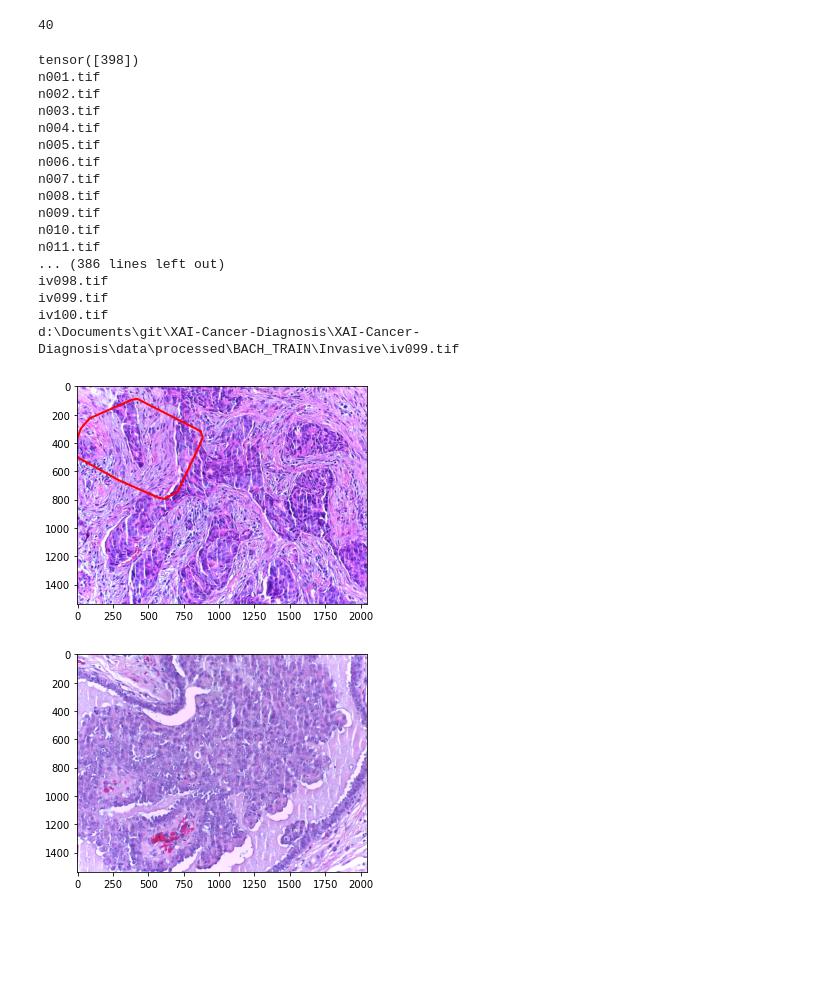
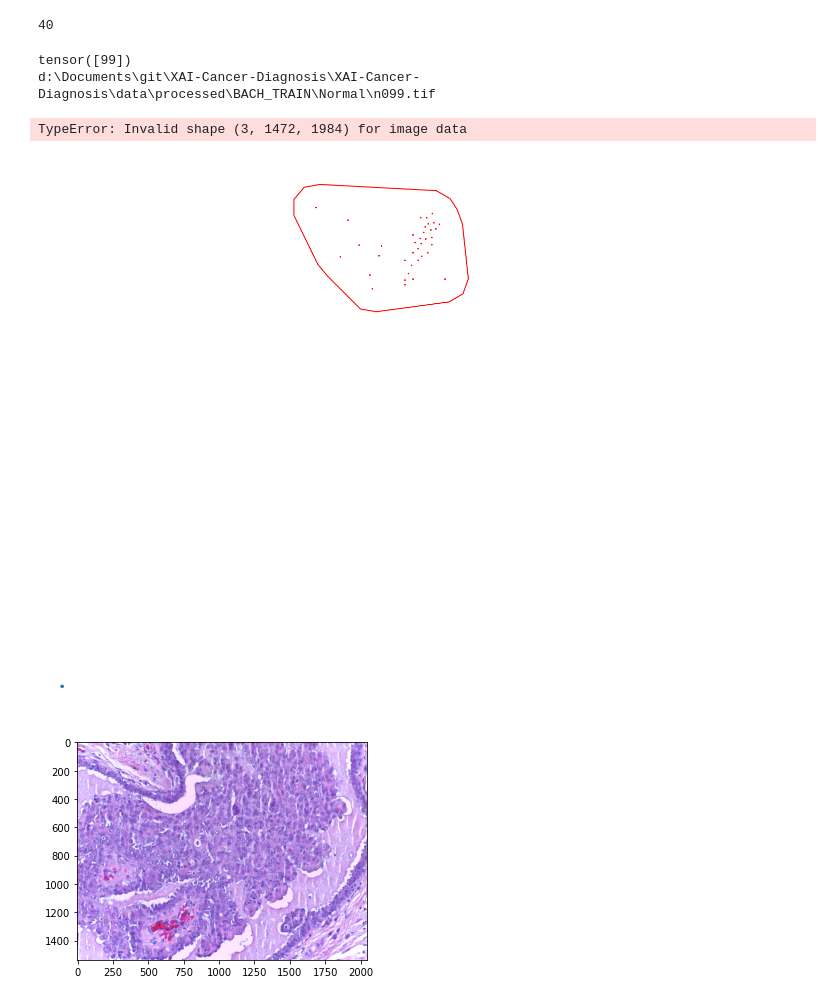
Before and after one commit to A-F-V/XAI-Cancer-Diagnosis, a Jupyter notebook: notebooks/explainability/GCExplainer.ipynb, the cells around one changed output. Drawn from its saved outputs; the diff is of its cells as text; code cells hidden in the pictures; blank space fills up the shorter version.

```diff
--- a/notebooks/explainability/GCExplainer.ipynb
+++ b/notebooks/explainability/GCExplainer.ipynb
@@ -665,67 +667,58 @@ def visualise_bach_subgraph(sg):
     b = BACH(bach_source)
     b.ids= list(range(1,401))
     print(img_id)
-    img_path = b.original_image_paths[img_id]
+    img_path = b.original_image_paths[img_id-1]
     print(img_path)
     visualise_concept_subgraph(sg,img_path)
 # %%
 from src.datasets.BACH import BACH, _id_to_path
 from PIL import Image
 from scipy.spatial import ConvexHull
-
+from src.transforms.graph_construction.hovernet_post_processing import cut_img_from_tile
+from torchvision.transforms import ToTensor
+from src.utilities.img_utilities import tensor_to_numpy
 
 def create_point_sphere(centre:torch.Tensor,radius,n_points):
     output = []
     for theta in np.linspace(0,2*np.pi,n_points):
 
         output += [centre + radius*torch.as_tensor([torch.cos(torch.as_tensor(theta)),torch.sin(torch.as_tensor(theta))])]
     return torch.stack(output)
 
 def visualise_concept_subgraph(sg,image_loc):
     # Load the image
-    img = Image.open(image_loc)
+    img = cut_img_from_tile(ToTensor()(Image.open(image_loc)),tile_size=64)
     # Place nodes on the image
     # Place smoothing sphere around cells
     # Convex hull around
     points = torch.zeros(0,2)
     centres = []
     for i in range(len(sg.x)):
         centre = sg.pos[i]
         centres.append(centre)
         cell_points = create_point_sphere(centre,64,10)
         points = torch.cat([points,cell_points])
     points = points[ConvexHull(points.numpy()).vertices]
     points = torch.cat([points,points[0].unsqueeze(0)])
     centres = torch.stack(centres)
+    f = plt.figure(figsize=(20,20))
+    plt.axis('off')
     plt.plot(points[:,0].numpy(),points[:,1].numpy(),'r-',lw=2)
-    plt.scatter(centres[:,0].numpy(),centres[:,1].numpy(),s=100,c='r')
+    plt.scatter(centres[:,0].numpy(),centres[:,1].numpy(),s=5,c='r')
+    plt.scatter([30],[5])
     plt.imshow(img)
 
     # Convert convex hull shape to shape object PIL
     # Fill shape and use as mask to place over image.
     # Colour border by concept number
 
 
-visualise_bach_subgraph(exemplary_concept_graphs_final[7][0][1])
+visualise_bach_subgraph(exemplary_concept_graphs_final[1][0][1])
 # %% [output]
-tensor([398])
-n001.tif
-n002.tif
-n003.tif
-n004.tif
-n005.tif
-n006.tif
-n007.tif
-n008.tif
-n009.tif
-n010.tif
-n011.tif
-... (386 lines left out)
-iv098.tif
-iv099.tif
-iv100.tif
-d:\Documents\git\XAI-Cancer-Diagnosis\XAI-Cancer-Diagnosis\data\processed\BACH_TRAIN\Invasive\iv099.tif
+tensor([99])
+d:\Documents\git\XAI-Cancer-Diagnosis\XAI-Cancer-Diagnosis\data\processed\BACH_TRAIN\Normal\n099.tif
+TypeError: Invalid shape (3, 1472, 1984) for image data
-[figure, old version]
+[figure, new version]
 # %%
 # %% [output]
 [figure]
```
Also changed, not shown: parts of 4 cells of this notebook.
